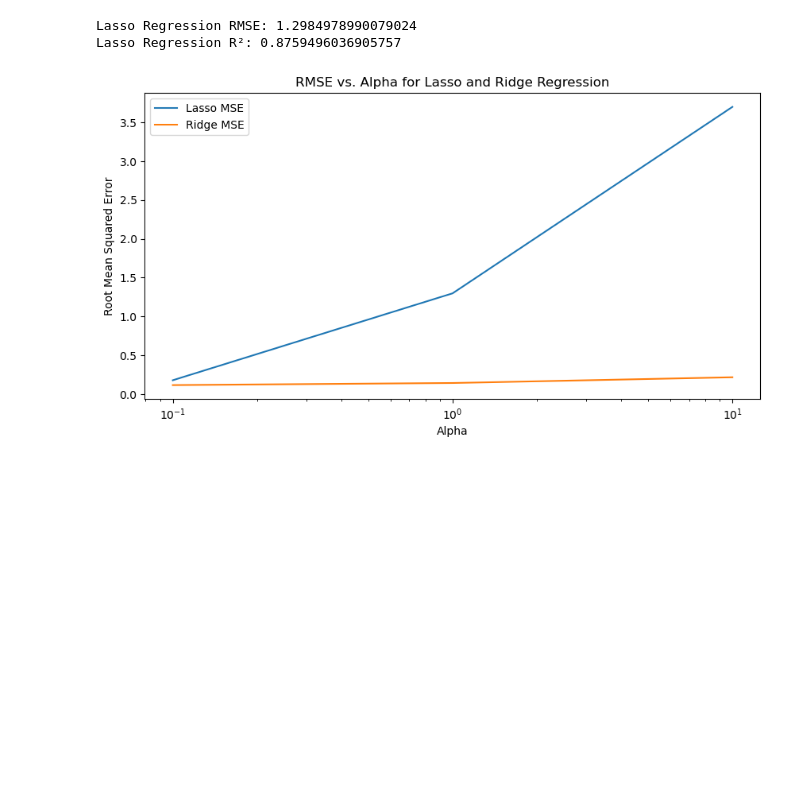
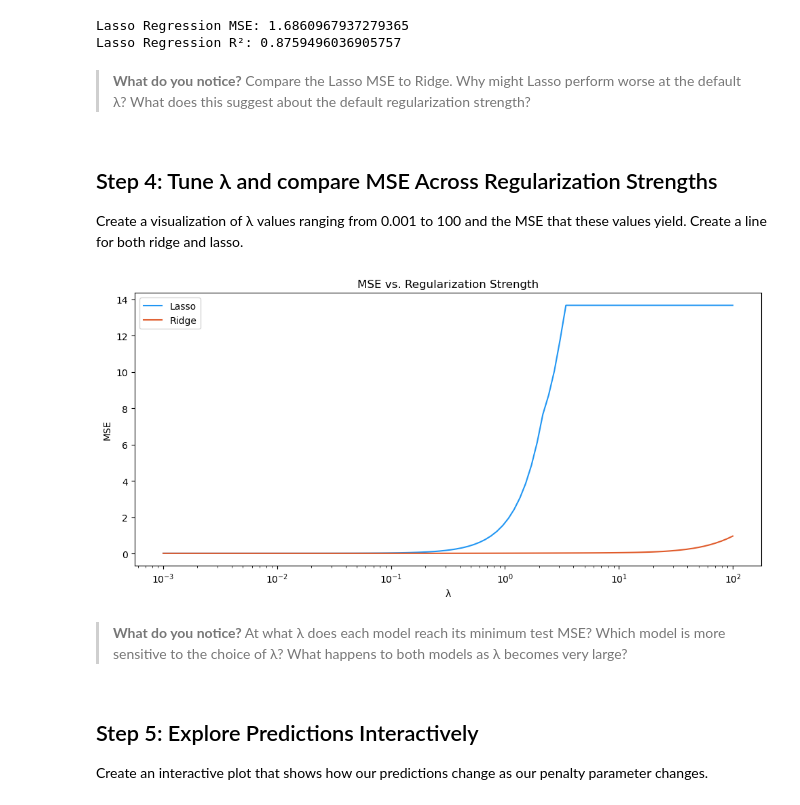
Before and after one commit to MEDS-eds-232/EDS-232-course-website, a Jupyter notebook: lab/lab5.ipynb, the cells around one changed output. Saved outputs shown, nothing was run; the diff lists cells and outputs as text; code cells hidden in the pictures; blank space fills up the shorter version.

Commit message:
Update lab with new interactive plot, markdown, and lambda =0 plot

```diff
--- a/lab/lab5.ipynb
+++ b/lab/lab5.ipynb
@@ -51,39 +106,52 @@ lasso_model = Lasso()
 lasso_model.fit(X_train, y_train)
 lasso_predictions = lasso_model.predict(X_test)
 
-# Calculate RMSE and R^2 for Lasso regression
-lasso_rmse = np.sqrt(mean_squared_error(y_test, lasso_predictions))
+# Calculate MSE and R^2 for Lasso regression
+lasso_mse = mean_squared_error(y_test, lasso_predictions)
 lasso_r2 = r2_score(y_test, lasso_predictions)
-print("Lasso Regression RMSE:", lasso_rmse)
+print("Lasso Regression MSE:", lasso_mse)
 print("Lasso Regression R²:", lasso_r2)
 # %% [output]
-Lasso Regression RMSE: 1.2984978990079024
+Lasso Regression MSE: 1.6860967937279365
 Lasso Regression R²: 0.8759496036905757
+# %% [markdown]
+> **What do you notice?** Compare the Lasso MSE to Ridge. Why might Lasso perform worse at the default λ? What does this suggest about the default regularization strength?
+# %% [markdown]
+## Step 4: Tune λ and compare MSE Across Regularization Strengths
+
+Create a visualization of λ values ranging from 0.001 to 100 and the MSE that these values yield. Create a line for both ridge and lasso.
 # %%
-# Visualize alphas against RMSE for lasso and ridge
-rmse_lasso = []
-rmse_ridge = []
-alphas = [0.1,1,10]
+# Visualize lambdas against MSE for Lasso and Ridge
+mse_lasso = []
+mse_ridge = []
+lambdas = np.logspace(-3, 2, 100)  # 100 values from 0.001 to 100
 
-for alpha in alphas:
-    lasso = Lasso(alpha=alpha)
-    ridge = Ridge(alpha=alpha)
+for lam in lambdas:
+    lasso = Lasso(alpha=lam, max_iter=10000)
+    ridge = Ridge(alpha=lam)
 
     lasso.fit(X_train, y_train)
     ridge.fit(X_train, y_train)
 
-    rmse_lasso.append(np.sqrt(mean_squared_error(y_test, lasso.predict(X_test))))
-    rmse_ridge.append(np.sqrt(mean_squared_error(y_test, ridge.predict(X_test))))
+    mse_lasso.append(mean_squared_error(y_test, lasso.predict(X_test)))
+    mse_ridge.append(mean_squared_error(y_test, ridge.predict(X_test)))
 
 plt.figure(figsize=(10, 5))
-plt.plot(alphas, rmse_lasso, label='Lasso MSE')
-plt.plot(alphas, rmse_ridge, label='Ridge MSE')
+plt.plot(lambdas, mse_lasso, label='Lasso', color='#2196F3')
+plt.plot(lambdas, mse_ridge, label='Ridge', color='#E05B2B')
 plt.xscale('log')
-plt.xlabel('Alpha')
-plt.ylabel('Root Mean Squared Error')
-plt.title('RMSE vs. Alpha for Lasso and Ridge Regression')
+plt.xlabel('λ')
+plt.ylabel('MSE')
+plt.title('MSE vs. Regularization Strength')
 plt.legend()
+plt.tight_layout()
 plt.show()
 # %% [output]
-[figure, old version]
+[figure, new version]
+# %% [markdown]
+> **What do you notice?** At what λ does each model reach its minimum test MSE? Which model is more sensitive to the choice of λ? What happens to both models as λ becomes very large?
+# %% [markdown]
+## Step 5: Explore Predictions Interactively
+
+Create an interactive plot that shows how our predictions change as our penalty parameter changes.
 # %%
```
Also changed, not shown: parts of 11 cells of this notebook.
